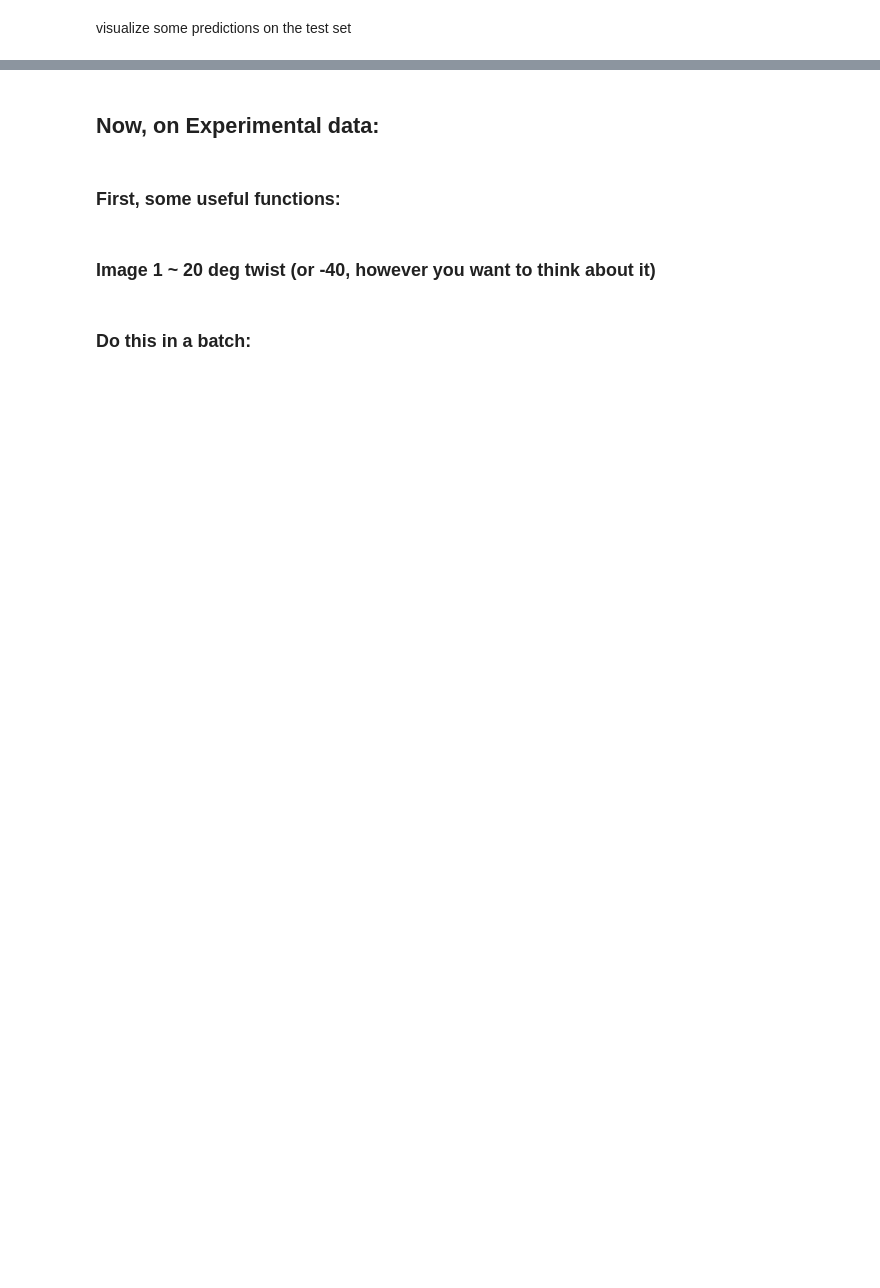
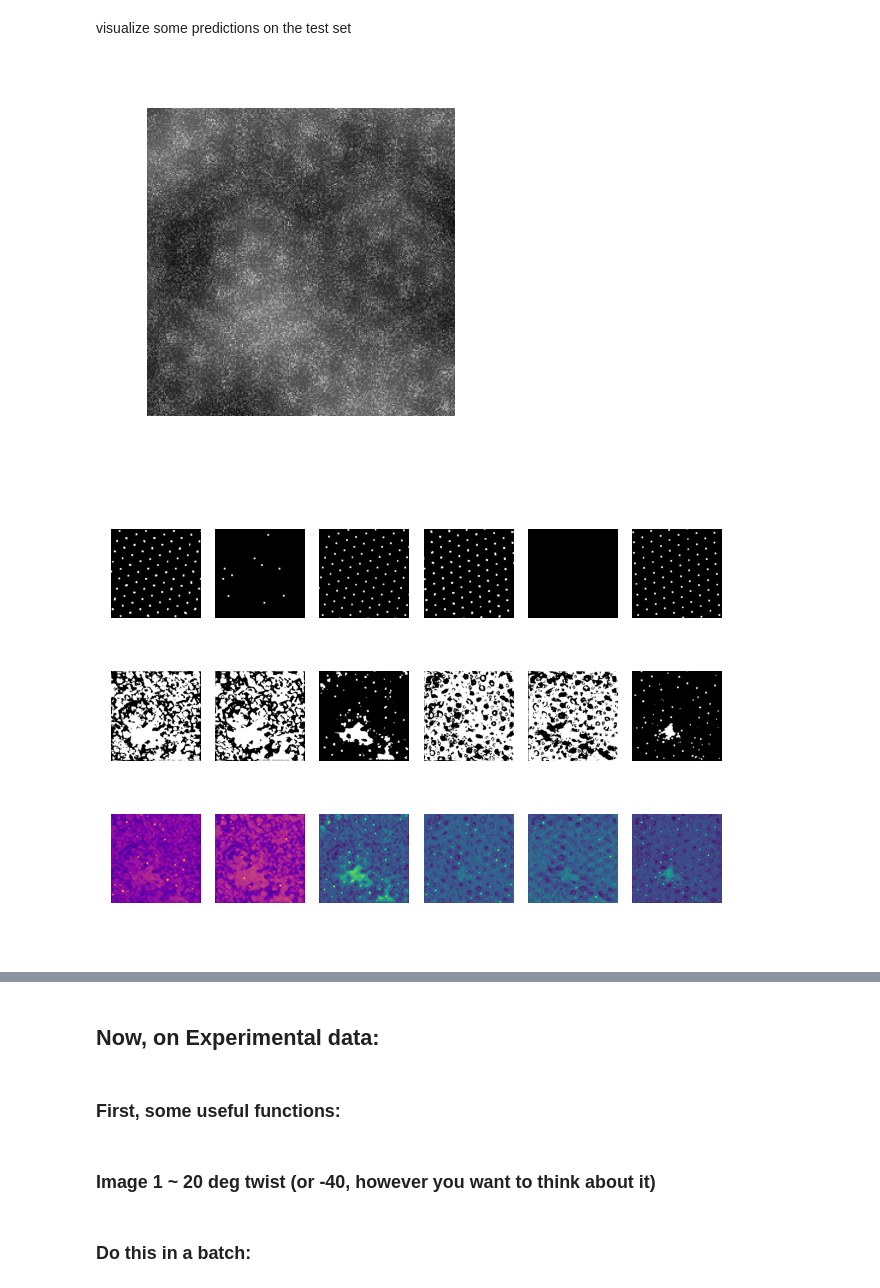
Before and after one commit to sumner-harris/Gomb-Net, a Jupyter notebook: Eval_WSSe_model.ipynb, the cells around one changed output, grey strips where cells are left out. Drawn from its saved outputs; the diff is of its cells as text; code cells hidden in the pictures; blank space fills up the shorter version.

```diff
--- a/Eval_WSSe_model.ipynb
+++ b/Eval_WSSe_model.ipynb
@@ -178,44 +314,36 @@ fig.tight_layout()
+# %%
+test_iter = 4
+test = test_loader.dataset[test_iter][0].unsqueeze(0)
+gt = test_loader.dataset[test_iter][1]
+
+with torch.no_grad():
+    outputs = model(test).squeeze(0)
+
+prediction = handle_outputs(outputs, mode = 'otsu_method', stdvs_n=3)
 # %%
-test_iter = 0
-test = test_loader.dataset[test_iter][0].unsqueeze(0)
-gt = test_loader.dataset[test_iter][1]
-
-# Generate prediction
-with torch.no_grad():
-    probability = model(test)
-    prediction = F.sigmoid(probability)#>0.50
-probability = probability.squeeze().cpu().numpy()
-prediction = prediction.squeeze().cpu().numpy()
-
-threshold = threshold_otsu(prediction)
-prediction = (prediction > threshold).astype(float)
 
 fig, ax = plt.subplots(1,1, figsize=(4,4))
 ax.imshow(test.squeeze().cpu().numpy(), cmap='gray')
 ax.axis('off')
 
-# Plotting
-num_classes
 fig, axs = plt.subplots(3,num_classes, sharex=True, sharey=True)
 
 for i in range(num_classes):
     axs[0,i].imshow(gt[i], cmap='gray')
-
 for i in range(num_classes):
     axs[1,i].imshow(prediction[i], cmap='gray')
-
 for i in range(num_classes)[:2]:
-    axs[2,i].imshow(probability[i], cmap='plasma')
+    axs[2,i].imshow(outputs[i], cmap='plasma')
 for i in range(num_classes)[2:]:
-    axs[2,i].imshow(probability[i], cmap='viridis')
-
-
+    axs[2,i].imshow(outputs[i], cmap='viridis')
 for ax in axs.ravel():
     ax.axis('off')
 
 axs[0,0].set_ylabel('GrounTruth')
 axs[1,0].set_ylabel('Prediction')
 axs[2,0].set_ylabel('Probability')
 
-
 fig.tight_layout()
+# %% [output]
+[figure, added]
+[figure, added]
```
Also changed, not shown: parts of 24 cells of this notebook, 1 other file.
